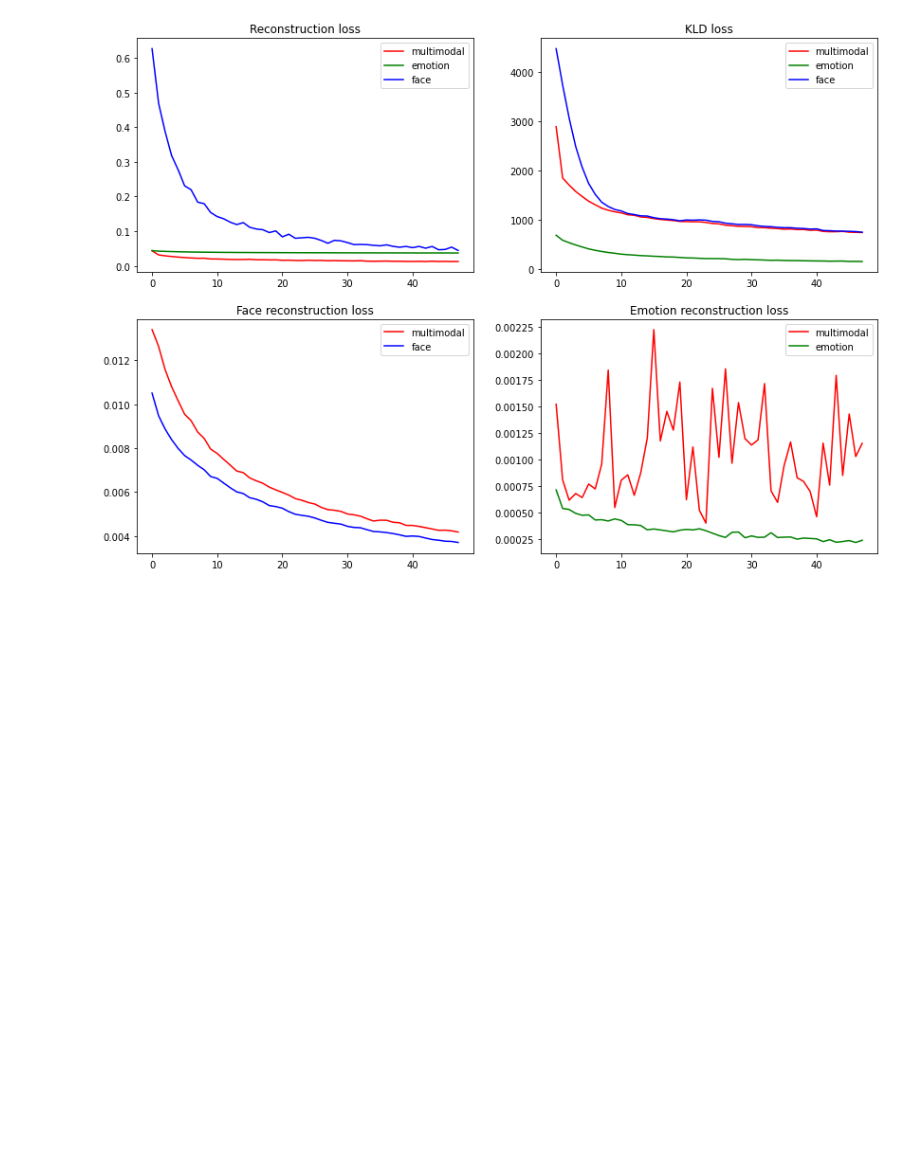
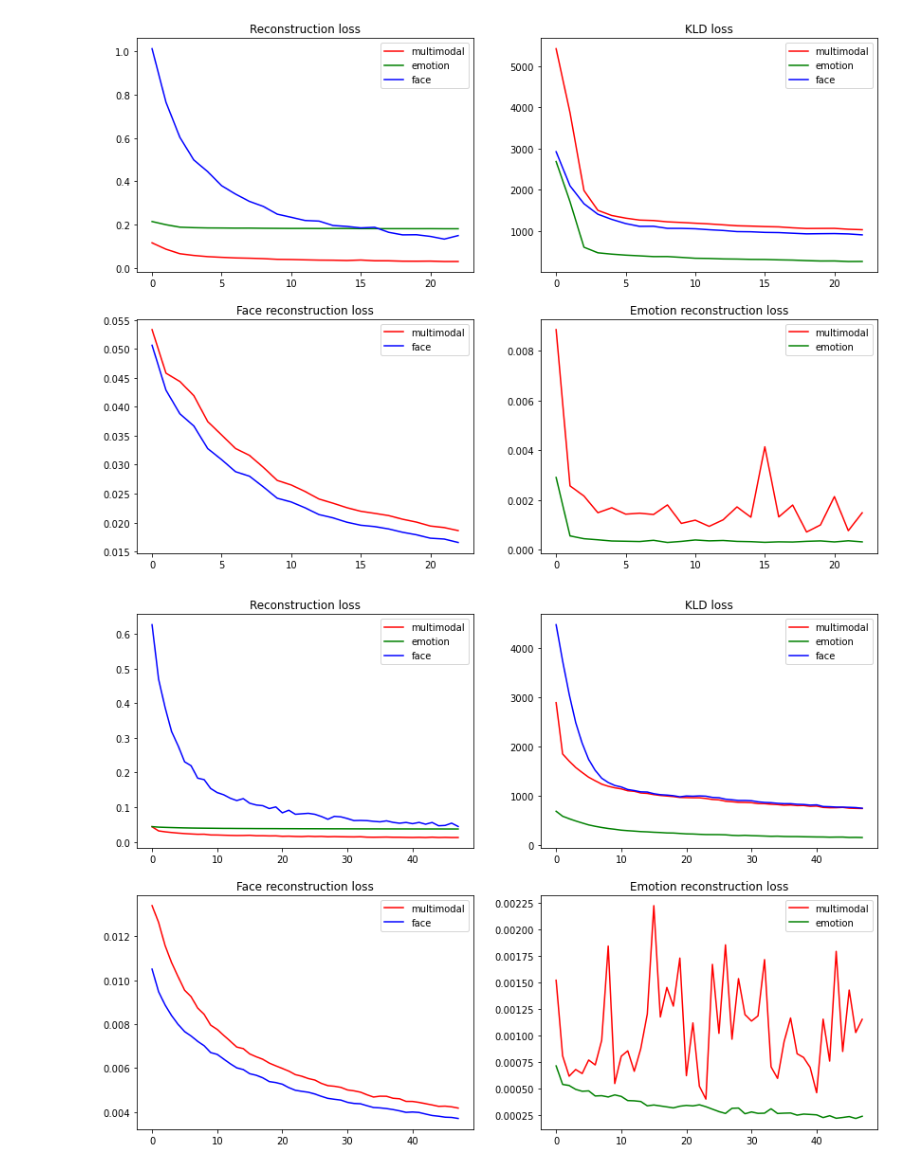
Before and after one commit to Ale-Ba2lero/Multimodal-Emotion-Analysis, a Jupyter notebook: src/mvae_torch/test_results.ipynb, the cells around one changed output. Cells and saved outputs as stored; diff of their text form; code cells hidden in the pictures; blank space fills up the shorter version.

```diff
--- a/src/mvae_torch/test_results.ipynb
+++ b/src/mvae_torch/test_results.ipynb
@@ -13,6 +13,12 @@ from train_mvae import build_model, train
 
 from config_args import ConfigModelArgs, ConfigTrainArgs
 import torch_mvae_util as U
+# %%
+loaded_data = torch.load("../trained_models/ravdess_mvae_data_8k_altloss_02.save")
+training_losses_8kaltloss = loaded_data['training_loss']
+U.print_losses(training_losses_8kaltloss, 2)
+# %% [output]
+[figure, added]
 # %%
 loaded_data = torch.load("../trained_models/ravdess_mvae_data_8k_altloss_01.save")
 training_losses_8kaltloss = loaded_data['training_loss']
```
Also changed, not shown: parts of 2 cells of this notebook, 3 other files.
